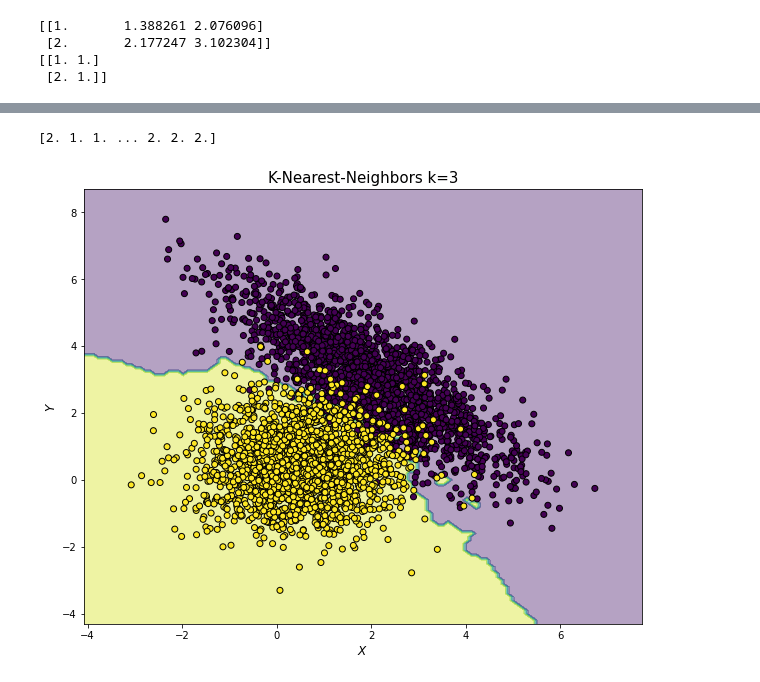
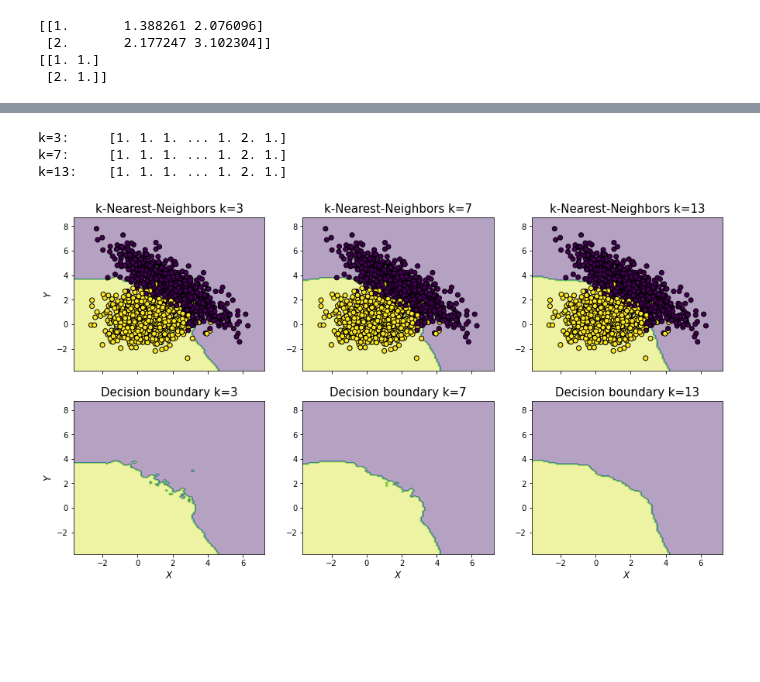
Before and after one commit to Timgrau/Machinelearning, a Jupyter notebook: Classification/Nearest-Neighbors.ipynb, the cells around one changed output, grey strips where cells are left out. Cells and saved outputs as stored; diff of their text form; code cells hidden in the pictures; blank space fills up the shorter version.

```diff
--- a/Classification/Nearest-Neighbors.ipynb
+++ b/Classification/Nearest-Neighbors.ipynb
@@ -242,28 +234,73 @@ KNeighborsClassifier(n_neighbors=3)
 # %%
-y_pred = knn.predict(X_engy)
-print(y_pred)
+y_pred_3 = knn_3.predict(X_engy_test)
+y_pred_7 = knn_7.predict(X_engy_test)
+y_pred_13 = knn_13.predict(X_engy_test)
+
+print("k=3:\t",y_pred_3)
+print("k=7:\t",y_pred_7)
+print("k=13:\t",y_pred_13)
 # %% [output]
-[2. 1. 1. ... 2. 2. 2.]
+k=3:     [1. 1. 1. ... 1. 2. 1.]
+k=7:     [1. 1. 1. ... 1. 2. 1.]
+k=13:    [1. 1. 1. ... 1. 2. 1.]
+# %%
+# Calculate Decision boundary
+x_min, x_max = X_engy_test[:, 0].min() - 1, X_engy_test[:, 0].max() + 1
+y_min, y_max = X_engy_test[:, 1].min() - 1, X_engy_test[:, 1].max() + 1
+
+xx, yy = np.meshgrid(np.arange(x_min, x_max, 0.1),
+                     np.arange(y_min, y_max, 0.1))
+
+# k=3
+Z_3 = knn_3.predict(np.c_[xx.ravel(), yy.ravel()])
+Z_3 = Z_3.reshape(xx.shape)
+
+# k=7
+Z_7 = knn_7.predict(np.c_[xx.ravel(), yy.ravel()])
+Z_7 = Z_7.reshape(xx.shape)
+
+# k=13
+Z_13 = knn_13.predict(np.c_[xx.ravel(), yy.ravel()])
+Z_13 = Z_13.reshape(xx.shape)
 # %%
-x_min, x_max = X_engy[:, 0].min() - 1, X_engy[:, 0].max() + 1
-y_min, y_max = X_engy[:, 1].min() - 1, X_engy[:, 1].max() + 1
+fig, axes = plt.subplots(nrows=2, ncols=3, sharex=True, figsize=(15, 8))
+ax0, ax1, ax2, ax3, ax4, ax5 = axes.flatten()
 
-xx, yy = np.meshgrid(np.arange(x_min, x_max, 0.1),
-                     np.arange(y_min, y_max, 0.1))
 
-f, ax = plt.subplots(sharex="col", sharey="row", figsize=(10, 8))
+#### Scatter plots [top (1-3)] ###
+ax0.contourf(xx, yy, Z_3, alpha=0.4)
+ax0.scatter(X_engy_test[:, 0], X_engy_test[:, 1],
+            c=Y_engy_test, edgecolor="k")
+ax0.set_ylabel("$Y$", size=12)
+ax0.set_title("k-Nearest-Neighbors k=3", size=15)
 
-Z = knn.predict(np.c_[xx.ravel(), yy.ravel()])
-Z = Z.reshape(xx.shape)
+ax1.contourf(xx, yy, Z_7, alpha=0.4)
+ax1.scatter(X_engy_test[:, 0], X_engy_test[:, 1],
+            c=Y_engy_test, edgecolor="k")
+ax1.set_title("k-Nearest-Neighbors k=7", size=15)
 
-ax.contourf(xx, yy, Z, alpha=0.4)
-ax.scatter(X_engy[:, 0], X_engy[:, 1],
-           c=Y_engy, edgecolor="k")
-ax.set_ylabel("$Y$", size=12)
-ax.set_xlabel("$X$", size=12)
-ax.set_title("K-Nearest-Neighbors k=3", size=15)
+
+ax2.contourf(xx, yy, Z_13, alpha=0.4)
+ax2.scatter(X_engy_test[:, 0], X_engy_test[:, 1],
+            c=Y_engy_test, edgecolor="k")
+ax2.set_title("k-Nearest-Neighbors k=13", size=15)
+
+
+### Decision boundary plots [bottom (1-3)] ###
+ax3.contourf(xx, yy, Z_3, alpha=0.4)
+ax3.set_xlabel("$X$", size=12)
+ax3.set_ylabel("$Y$", size=12)
+ax3.set_title("Decision boundary k=3", size=15)
+
+ax4.contourf(xx, yy, Z_7, alpha=0.4)
+ax4.set_xlabel("$X$", size=12)
+ax4.set_title("Decision boundary k=7", size=15)
+
+ax5.contourf(xx, yy, Z_13, alpha=0.4)
+ax5.set_xlabel("$X$", size=12)
+ax5.set_title("Decision boundary k=13", size=15)
 #plt.savefig("knn_engy.pdf",dpi = 300, bbox_inches="tight")
 plt.show()
 # %% [output]
-[figure, old version]
+[figure, new version]
 # %%
```
Also changed, not shown: parts of 15 cells of this notebook.
